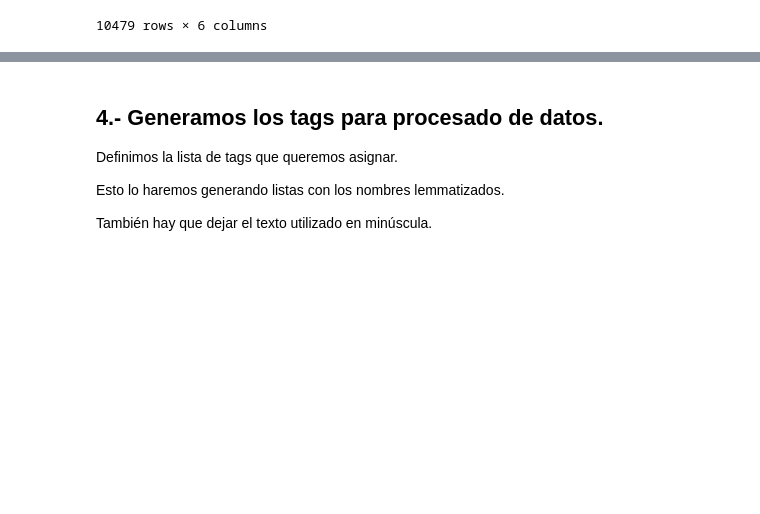
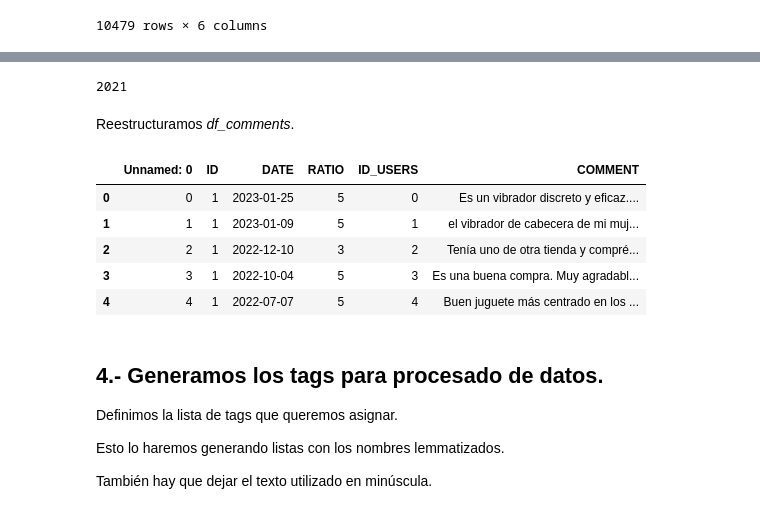
Before and after one commit to 75Engel/Proyecto_tienda_online, a Jupyter notebook: src/Notebook/Engineering.ipynb, the cells around one changed output, grey strips where cells are left out. Saved outputs shown, nothing was run; the diff lists cells and outputs as text; code cells hidden in the pictures; blank space fills up the shorter version.

```diff
--- a/src/Notebook/Engineering.ipynb
+++ b/src/Notebook/Engineering.ipynb
@@ -364,2 +438,27 @@ memory usage: 491.3+ KB
+# %%
+USERS=pd.DataFrame()
+USERS['ID_USERS']=df_comments['ID_USERS']
+USERS['USERS']=df_comments['USERS']
+USERS.drop_duplicates(subset='ID_USERS', keep='first',inplace=True)
+USERS.head()
+len(USERS)
+# %% [output]
+2021
+# %% [markdown]
+Reestructuramos *df_comments*.
+# %%
+col = df_comments.pop('ID_USERS')
+
+df_comments.drop(columns=['USERS'],inplace=True)
+
+df_comments.insert(loc= 4 , column= 'ID_USERS', value= col)
+df_comments.head()
+# %% [output]
+|  | Unnamed: 0 | ID | DATE | RATIO | ID_USERS | COMMENT |
+| 0 | 0 | 1 | 2023-01-25 | 5 | 0 | Es un vibrador discreto y eficaz.... |
+| 1 | 1 | 1 | 2023-01-09 | 5 | 1 | el vibrador de cabecera de mi muj... |
+| 2 | 2 | 1 | 2022-12-10 | 3 | 2 | Tenía uno de otra tienda y compré... |
+| 3 | 3 | 1 | 2022-10-04 | 5 | 3 | Es una buena compra. Muy agradabl... |
+| 4 | 4 | 1 | 2022-07-07 | 5 | 4 | Buen juguete más centrado en los ... |
 # %%
 df_comments.to_csv('./Data/comentarios.csv',header=True,index=False)           # Tengo que generar el path correcto
```
Also changed, not shown: parts of 12 cells of this notebook, 4 other files.
